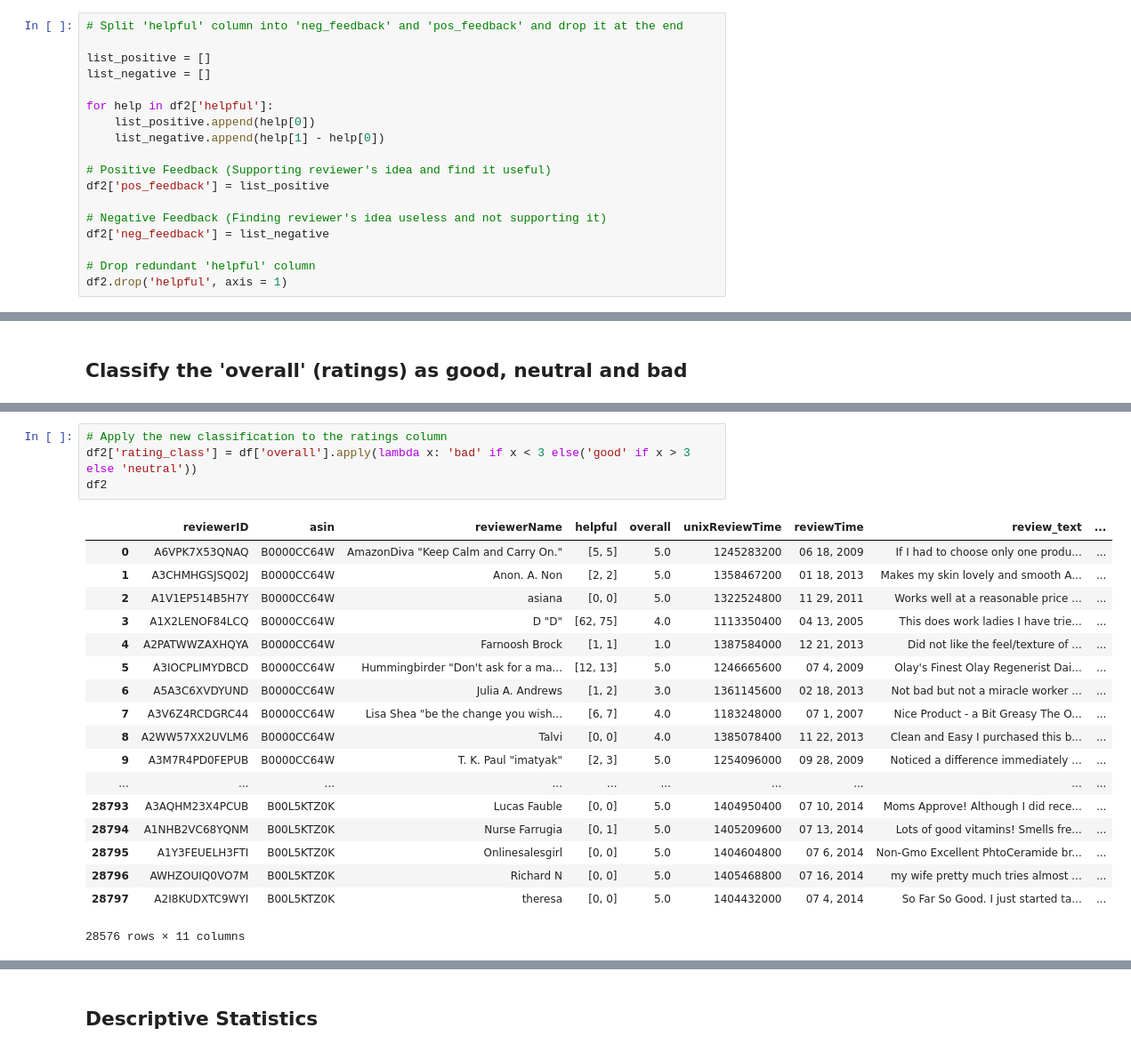
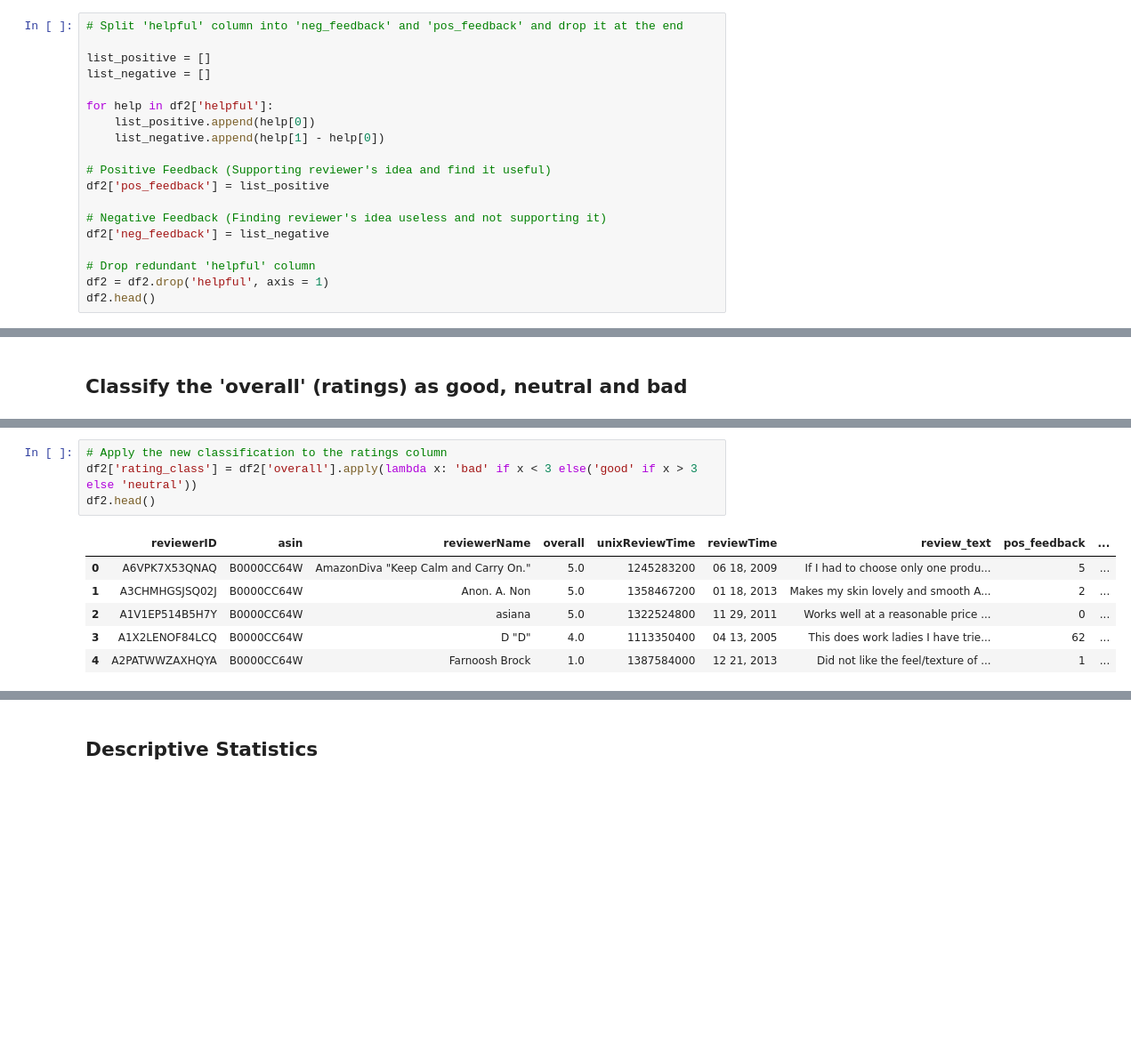
Before and after one commit to ShiningData/Capstone_Project-Sentiment_Analysis, a Jupyter notebook: Amazon_Beauty_Products_Review-Sentiment_Analysis.ipynb, the cells around one changed output, grey strips where cells are left out. Shown at 89% size. Saved outputs shown, nothing was run; the diff lists cells and outputs as text; blank space fills up the shorter version.

```diff
--- a/Amazon_Beauty_Products_Review-Sentiment_Analysis.ipynb
+++ b/Amazon_Beauty_Products_Review-Sentiment_Analysis.ipynb
@@ -269,7 +269,8 @@ df2['pos_feedback'] = list_positive
 df2['neg_feedback'] = list_negative
 
 # Drop redundant 'helpful' column
-df2.drop('helpful', axis = 1)
+df2 = df2.drop('helpful', axis = 1)
+df2.head()
 # %% [output]
 |  | reviewerID | asin | reviewerName | overall | unixReviewTime | reviewTime | review_text | pos_feedback | ... |
 | 0 | A6VPK7X53QNAQ | B0000CC64W | AmazonDiva "Keep Calm and Carry On." | 5.0 | 1245283200 | 06 18, 2009 | If I had to choose only one produ... | 5 | ... |
@@ -309,25 +296,13 @@ Neutral ratings : 4067 reviews for beauty products
 Bad ratings : 2084 reviews for beauty products
 # %%
 # Apply the new classification to the ratings column
-df2['rating_class'] = df['overall'].apply(lambda x: 'bad' if x < 3 else('good' if x > 3 else 'neutral'))
-df2
+df2['rating_class'] = df2['overall'].apply(lambda x: 'bad' if x < 3 else('good' if x > 3 else 'neutral'))
+df2.head()
 # %% [output]
-|  | reviewerID | asin | reviewerName | helpful | overall | unixReviewTime | reviewTime | review_text | ... |
-| 0 | A6VPK7X53QNAQ | B0000CC64W | AmazonDiva "Keep Calm and Carry On." | [5, 5] | 5.0 | 1245283200 | 06 18, 2009 | If I had to choose only one produ... | ... |
-| 1 | A3CHMHGSJSQ02J | B0000CC64W | Anon. A. Non | [2, 2] | 5.0 | 1358467200 | 01 18, 2013 | Makes my skin lovely and smooth A... | ... |
-| 2 | A1V1EP514B5H7Y | B0000CC64W | asiana | [0, 0] | 5.0 | 1322524800 | 11 29, 2011 | Works well at a reasonable price ... | ... |
-| 3 | A1X2LENOF84LCQ | B0000CC64W | D "D" | [62, 75] | 4.0 | 1113350400 | 04 13, 2005 | This does work ladies I have trie... | ... |
-| 4 | A2PATWWZAXHQYA | B0000CC64W | Farnoosh Brock | [1, 1] | 1.0 | 1387584000 | 12 21, 2013 | Did not like the feel/texture of ... | ... |
-| 5 | A3IOCPLIMYDBCD | B0000CC64W | Hummingbirder "Don't ask for a ma... | [12, 13] | 5.0 | 1246665600 | 07 4, 2009 | Olay's Finest Olay Regenerist Dai... | ... |
-| 6 | A5A3C6XVDYUND | B0000CC64W | Julia A. Andrews | [1, 2] | 3.0 | 1361145600 | 02 18, 2013 | Not bad but not a miracle worker ... | ... |
-| 7 | A3V6Z4RCDGRC44 | B0000CC64W | Lisa Shea "be the change you wish... | [6, 7] | 4.0 | 1183248000 | 07 1, 2007 | Nice Product - a Bit Greasy The O... | ... |
-| 8 | A2WW57XX2UVLM6 | B0000CC64W | Talvi | [0, 0] | 4.0 | 1385078400 | 11 22, 2013 | Clean and Easy I purchased this b... | ... |
-| 9 | A3M7R4PD0FEPUB | B0000CC64W | T. K. Paul "imatyak" | [2, 3] | 5.0 | 1254096000 | 09 28, 2009 | Noticed a difference immediately ... | ... |
-| ... | ... | ... | ... | ... | ... | ... | ... | ... | ... |
-| 28793 | A3AQHM23X4PCUB | B00L5KTZ0K | Lucas Fauble | [0, 0] | 5.0 | 1404950400 | 07 10, 2014 | Moms Approve! Although I did rece... | ... |
-| 28794 | A1NHB2VC68YQNM | B00L5KTZ0K | Nurse Farrugia | [0, 1] | 5.0 | 1405209600 | 07 13, 2014 | Lots of good vitamins! Smells fre... | ... |
-| 28795 | A1Y3FEUELH3FTI | B00L5KTZ0K | Onlinesalesgirl | [0, 0] | 5.0 | 1404604800 | 07 6, 2014 | Non-Gmo Excellent PhtoCeramide br... | ... |
-| 28796 | AWHZOUIQ0VO7M | B00L5KTZ0K | Richard N | [0, 0] | 5.0 | 1405468800 | 07 16, 2014 | my wife pretty much tries almost ... | ... |
-| 28797 | A2I8KUDXTC9WYI | B00L5KTZ0K | theresa | [0, 0] | 5.0 | 1404432000 | 07 4, 2014 | So Far So Good. I just started ta... | ... |
+|  | reviewerID | asin | reviewerName | overall | unixReviewTime | reviewTime | review_text | pos_feedback | ... |
+| 0 | A6VPK7X53QNAQ | B0000CC64W | AmazonDiva "Keep Calm and Carry On." | 5.0 | 1245283200 | 06 18, 2009 | If I had to choose only one produ... | 5 | ... |
+| 1 | A3CHMHGSJSQ02J | B0000CC64W | Anon. A. Non | 5.0 | 1358467200 | 01 18, 2013 | Makes my skin lovely and smooth A... | 2 | ... |
+| 2 | A1V1EP514B5H7Y | B0000CC64W | asiana | 5.0 | 1322524800 | 11 29, 2011 | Works well at a reasonable price ... | 0 | ... |
+| 3 | A1X2LENOF84LCQ | B0000CC64W | D "D" | 4.0 | 1113350400 | 04 13, 2005 | This does work ladies I have trie... | 62 | ... |
+| 4 | A2PATWWZAXHQYA | B0000CC64W | Farnoosh Brock | 1.0 | 1387584000 | 12 21, 2013 | Did not like the feel/texture of ... | 1 | ... |
-28576 rows × 11 columns
 # %% [markdown]
```
Also changed, not shown: parts of 17 cells of this notebook.
